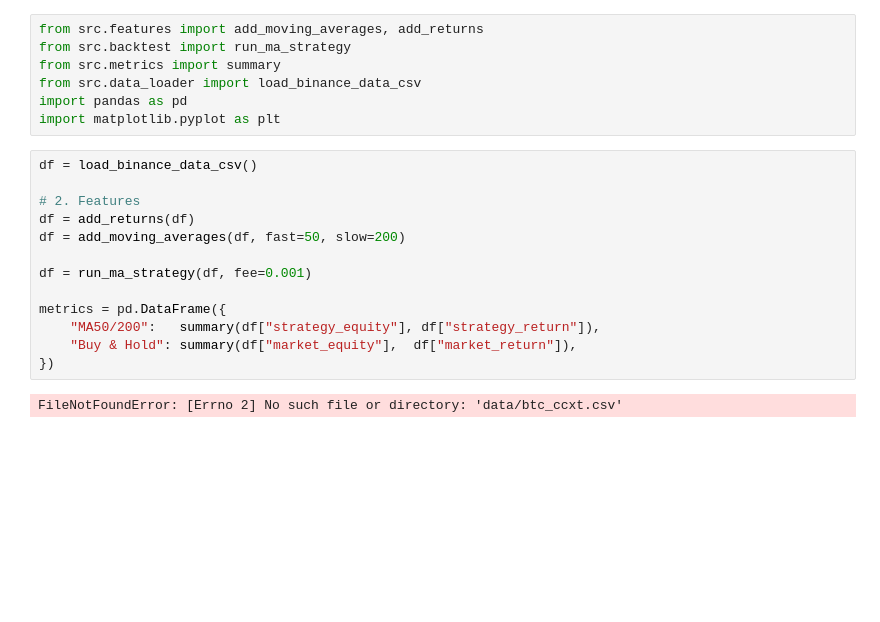
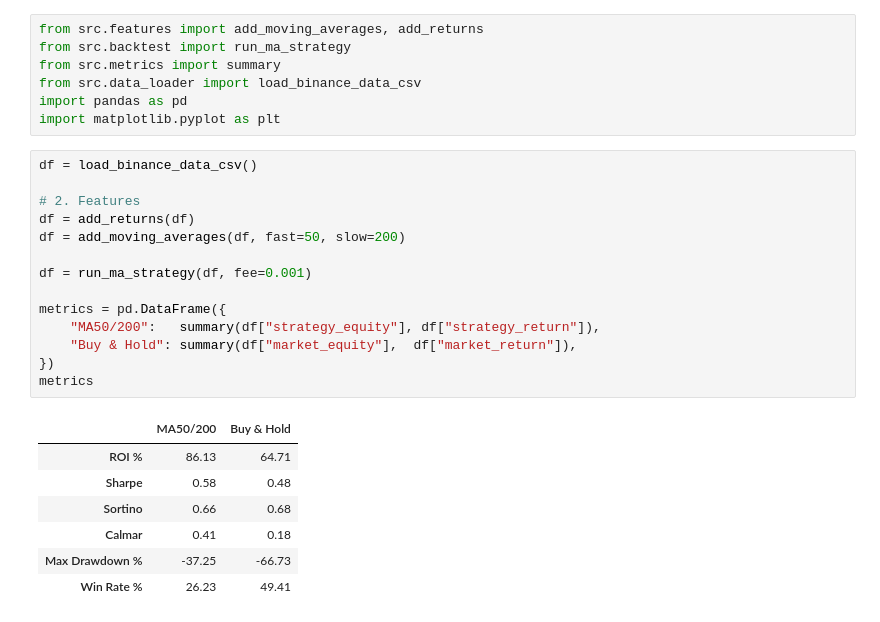
Before and after one commit to pda95/ai-crypto-hedge-fund, a Jupyter notebook: notebooks/hedge_fund.ipynb, the cells around one changed output. Cells and saved outputs as stored; diff of their text form; blank space fills up the shorter version.

```diff
--- a/notebooks/hedge_fund.ipynb
+++ b/notebooks/hedge_fund.ipynb
@@ -8,16 +8,23 @@ import matplotlib.pyplot as plt
 # %%
 df = load_binance_data_csv()
 
 # 2. Features
 df = add_returns(df)
 df = add_moving_averages(df, fast=50, slow=200)
 
 df = run_ma_strategy(df, fee=0.001)
 
 metrics = pd.DataFrame({
     "MA50/200":   summary(df["strategy_equity"], df["strategy_return"]),
     "Buy & Hold": summary(df["market_equity"],  df["market_return"]),
 })
+metrics
 # %% [output]
-FileNotFoundError: [Errno 2] No such file or directory: 'data/btc_ccxt.csv'
+|  | MA50/200 | Buy & Hold |
+| ROI % | 86.13 | 64.71 |
+| Sharpe | 0.58 | 0.48 |
+| Sortino | 0.66 | 0.68 |
+| Calmar | 0.41 | 0.18 |
+| Max Drawdown % | -37.25 | -66.73 |
+| Win Rate % | 26.23 | 49.41 |
 # %%
```
Also changed, not shown: parts of 1 cell of this notebook, 4 other files.
